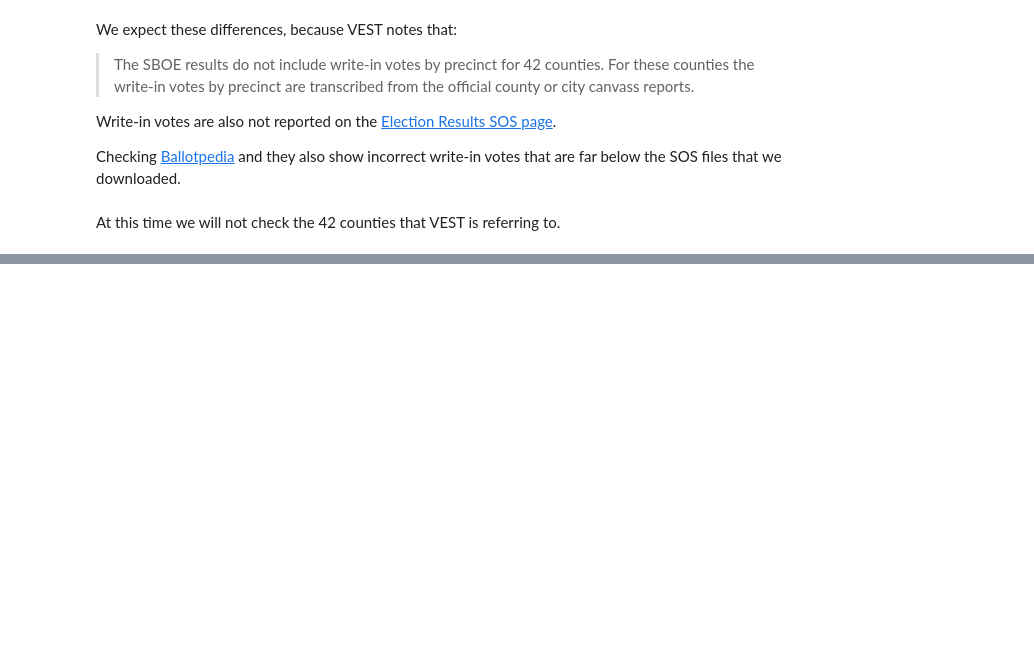
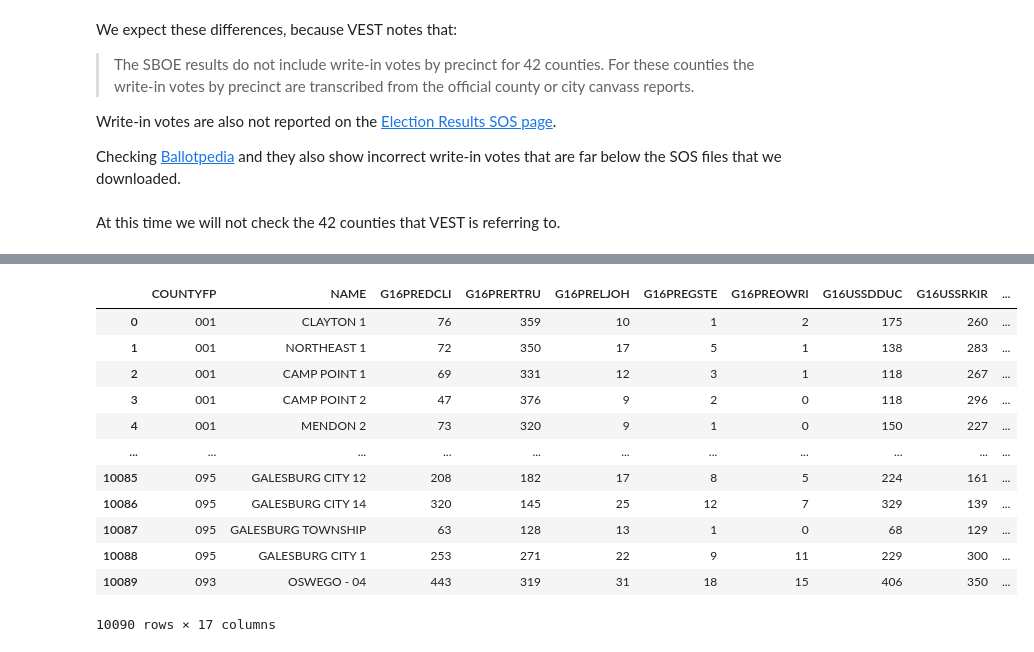
Before and after one commit to nonpartisan-redistricting-datahub/pdv-il, a Jupyter notebook: vest-il-2016/vest-il-2016-validation.ipynb, the cells around one changed output, grey strips where cells are left out. Drawn from its saved outputs; the diff is of its cells as text; code cells hidden in the pictures; blank space fills up the shorter version.

```diff
--- a/vest-il-2016/vest-il-2016-validation.ipynb
+++ b/vest-il-2016/vest-il-2016-validation.ipynb
@@ -272,0 +388,16 @@ At this time we will not check the 42 counties that VEST is referring to.
+# %%
+vest_shp
+# %% [output]
+|  | COUNTYFP | NAME | G16PREDCLI | G16PRERTRU | G16PRELJOH | G16PREGSTE | G16PREOWRI | G16USSDDUC | G16USSRKIR | ... |
+| 0 | 001 | CLAYTON 1 | 76 | 359 | 10 | 1 | 2 | 175 | 260 | ... |
+| 1 | 001 | NORTHEAST 1 | 72 | 350 | 17 | 5 | 1 | 138 | 283 | ... |
+| 2 | 001 | CAMP POINT 1 | 69 | 331 | 12 | 3 | 1 | 118 | 267 | ... |
+| 3 | 001 | CAMP POINT 2 | 47 | 376 | 9 | 2 | 0 | 118 | 296 | ... |
+| 4 | 001 | MENDON 2 | 73 | 320 | 9 | 1 | 0 | 150 | 227 | ... |
+| ... | ... | ... | ... | ... | ... | ... | ... | ... | ... | ... |
+| 10085 | 095 | GALESBURG CITY 12 | 208 | 182 | 17 | 8 | 5 | 224 | 161 | ... |
+| 10086 | 095 | GALESBURG CITY 14 | 320 | 145 | 25 | 12 | 7 | 329 | 139 | ... |
+| 10087 | 095 | GALESBURG TOWNSHIP | 63 | 128 | 13 | 1 | 0 | 68 | 129 | ... |
+| 10088 | 095 | GALESBURG CITY 1 | 253 | 271 | 22 | 9 | 11 | 229 | 300 | ... |
+| 10089 | 093 | OSWEGO - 04 | 443 | 319 | 31 | 18 | 15 | 406 | 350 | ... |
+10090 rows × 17 columns
```
Also changed, not shown: parts of 19 cells of this notebook.
